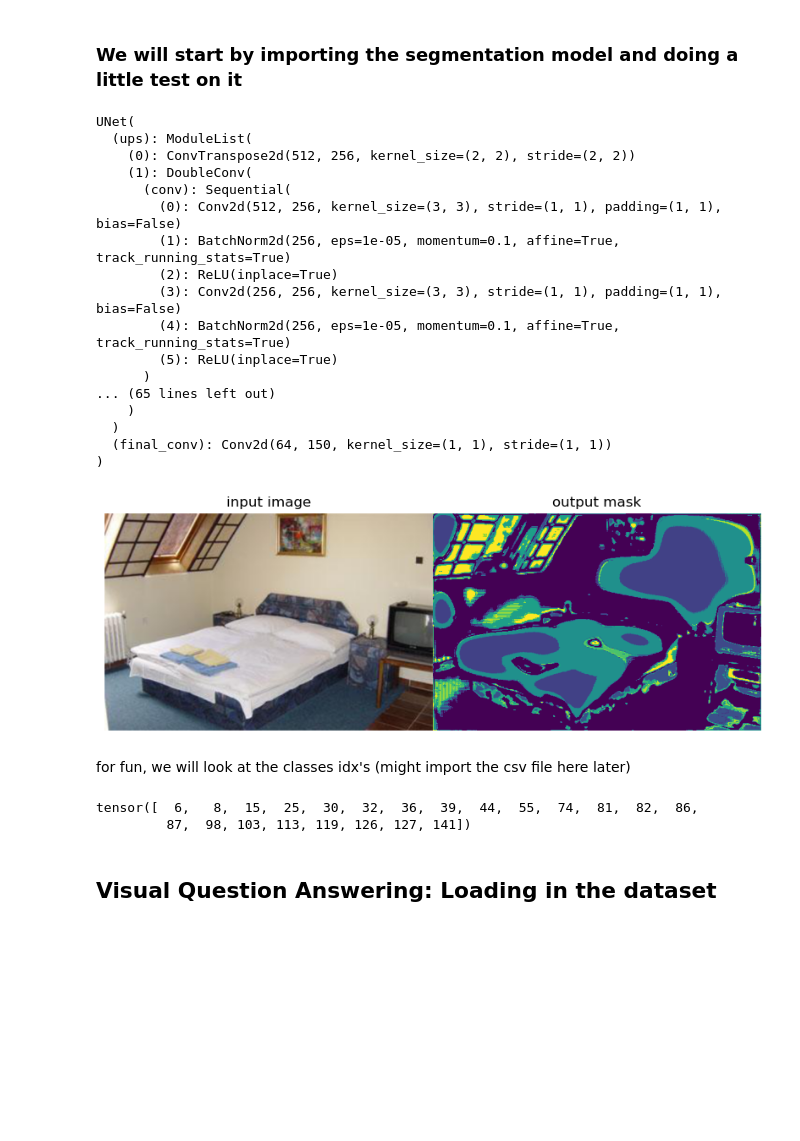
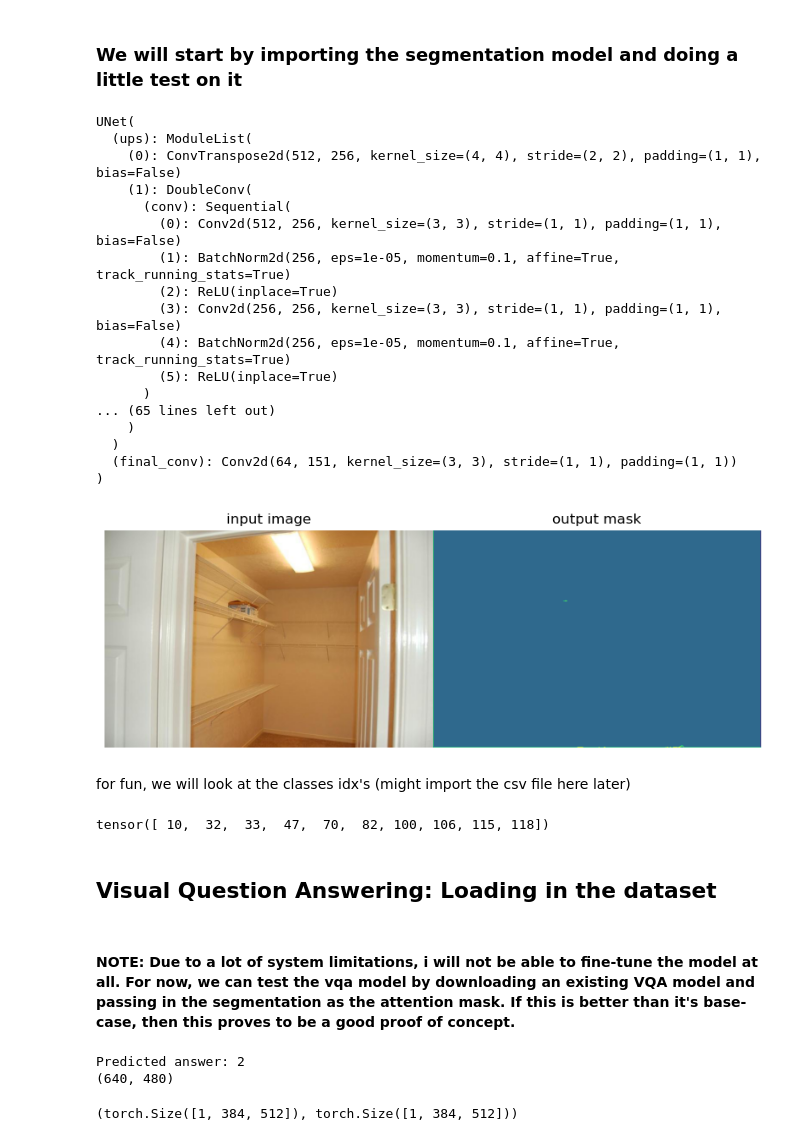
Before and after one commit to projectayre/ayre, a Jupyter notebook: visual-question-answering/vqanotebook.ipynb, the cells around one changed output. Cells and saved outputs as stored; diff of their text form; code cells hidden in the pictures; blank space fills up the shorter version.

Commit message:
add custom attention masking for vqa

```diff
--- a/visual-question-answering/vqanotebook.ipynb
+++ b/visual-question-answering/vqanotebook.ipynb
@@ -39,14 +38,14 @@ True
 ### We will start by importing the segmentation model and doing a little test on it
 # %%
 # first step here is to load the segmentation model that will be used for inference moving forward.
-PATH_TO_MODEL = "../semantic-segmentation/models/model_20231111-201159-checkpoint_20:53.pth"
-model = UNet(in_channels=3, out_channels=150)
-model.load_state_dict(torch.load(PATH_TO_MODEL)['state_dict'])
-model.eval()
+PATH_TO_MODEL = "../semantic-segmentation/models/model_20231116-134707-checkpoint_14_02.pth"
+segmodel = UNet(in_channels=3, out_channels=151)
+segmodel.load_state_dict(torch.load(PATH_TO_MODEL)[0])
+segmodel.eval()
 # %% [output]
 UNet(
   (ups): ModuleList(
-    (0): ConvTranspose2d(512, 256, kernel_size=(2, 2), stride=(2, 2))
+    (0): ConvTranspose2d(512, 256, kernel_size=(4, 4), stride=(2, 2), padding=(1, 1), bias=False)
     (1): DoubleConv(
       (conv): Sequential(
         (0): Conv2d(512, 256, kernel_size=(3, 3), stride=(1, 1), padding=(1, 1), bias=False)
@@ -59,7 +58,7 @@ UNet(
 ... (65 lines left out)
     )
   )
-  (final_conv): Conv2d(64, 150, kernel_size=(1, 1), stride=(1, 1))
+  (final_conv): Conv2d(64, 151, kernel_size=(3, 3), stride=(1, 1), padding=(1, 1))
 )
 # %%
 def close_figures():
@@ -67,33 +66,61 @@ def close_figures():
         plt.close()
 # %%
 with torch.inference_mode():
-    test_image = f"../semantic-segmentation/ade20k/ADEChallengeData2016/images/training/ADE_train_{np.random.randint(1, 5000):08d}.jpg"
+    test_image = f"../semantic-segmentation/ade20k/ADEChallengeData2016/images/training/ADE_train_{np.random.randint(1, 10000):08d}.jpg"
     test_image = read_image(test_image)
-    lmao = transforms.Compose([transforms.ToPILImage(), transforms.Resize(384), transforms.ToTensor()])
+    lmao = transforms.Compose([transforms.ToPILImage(), transforms.ToTensor()])
     test_image = lmao(test_image)[None, :, :, :]
-    test_seg = model(test_image)
-    test_seg = test_seg.argmin(dim=1) + 1
+    test_seg = segmodel(test_image)
+    test_seg = test_seg.argmin(dim=1)
     test_seg = test_seg.unsqueeze(1)
     close_figures()
 
     fig = plt.figure(figsize=(10, 6))
     fig.add_subplot(1, 2, 1)
     plt.imshow(make_grid(test_image[0].permute(1, 2, 0)))
     plt.title("input image")
     plt.axis("off")
     fig.add_subplot(1, 2, 2)
     plt.imshow(make_grid(test_seg[0].permute(1, 2, 0)))
     plt.title("output mask")
     plt.subplots_adjust(wspace=0, hspace=0)
     plt.axis("off")
 # %% [output]
-[figure, old version]
+[figure, new version]
 # %% [markdown]
 for fun, we will look at the classes idx's (might import the csv file here later)
 # %%
 test_seg.unique()
 # %% [output]
-tensor([  6,   8,  15,  25,  30,  32,  36,  39,  44,  55,  74,  81,  82,  86,
-         87,  98, 103, 113, 119, 126, 127, 141])
+tensor([ 10,  32,  33,  47,  70,  82, 100, 106, 115, 118])
 # %% [markdown]
 ## Visual Question Answering: Loading in the dataset
+# %% [markdown]
+#### NOTE: Due to a lot of system limitations, i will not be able to fine-tune the model at all. For now, we can test the vqa model by downloading an existing VQA model and passing in the segmentation as the attention mask. If this is better than it's base-case, then this proves to be a good proof of concept.
+# %%
+# prepare image + question
+url = "http://images.cocodataset.org/val2017/000000039769.jpg"
+image = Image.open(requests.get(url, stream=True).raw)
+text = "How many cats are there?"
+
+processor = ViltProcessor.from_pretrained("dandelin/vilt-b32-finetuned-vqa")
+vqamodel = ViltForQuestionAnswering.from_pretrained("dandelin/vilt-b32-finetuned-vqa")
+trns = transforms.Compose([transforms.Resize((384, 512)), transforms.ToTensor()])
+with torch.no_grad(), torch.autocast("cuda"):
+    segmask = segmodel(trns(image).unsqueeze(0)).argmin(dim=1) / 151
+
+# prepare inputs
+encoding = processor(image, text, return_tensors="pt")
+encoding['pixel_mask'] = segmask + 1
+
+# forward pass
+outputs = vqamodel(**encoding)
+logits = outputs.logits
+idx = logits.argmax(-1).item()
+print("Predicted answer:", vqamodel.config.id2label[idx])
+print(image.size)
+encoding['pixel_mask'].shape, segmask.shape
+# %% [output]
+Predicted answer: 2
+(640, 480)
+(torch.Size([1, 384, 512]), torch.Size([1, 384, 512]))
```
Also changed, not shown: parts of 2 cells of this notebook.
